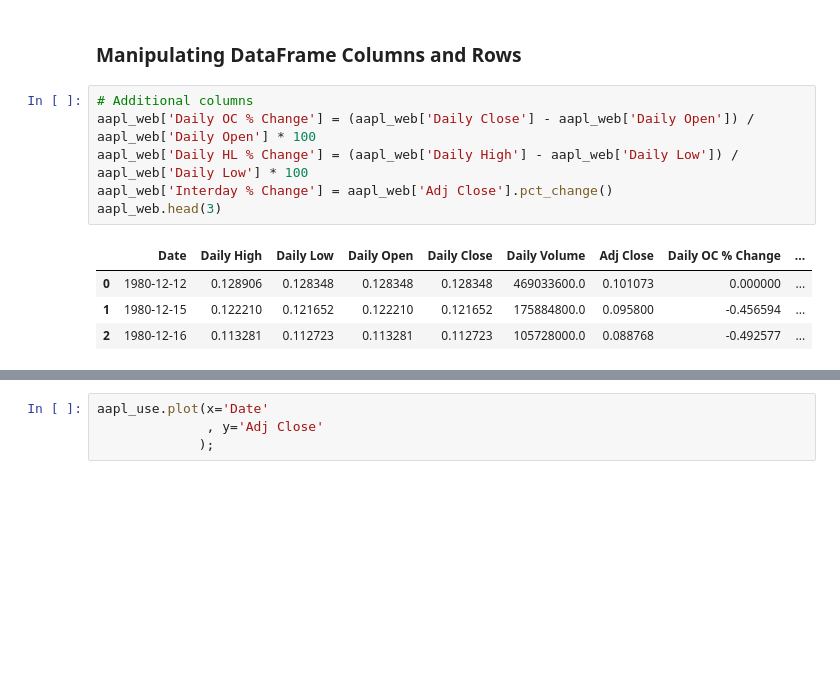
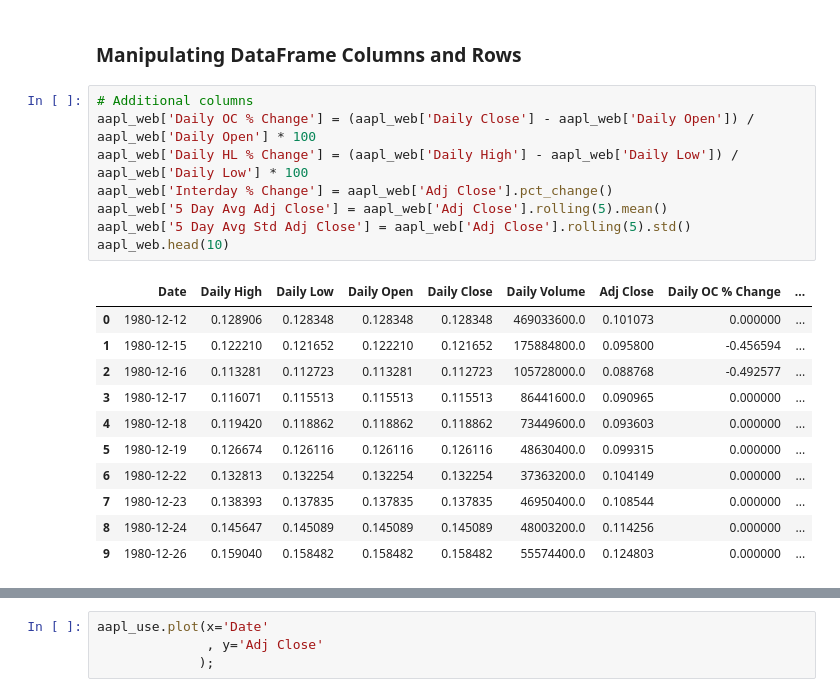
Before and after one commit to yuchild/tech_stocks_with_pandas, a Jupyter notebook: eda.ipynb, the cells around one changed output, grey strips where cells are left out. Saved outputs shown, nothing was run; the diff lists cells and outputs as text; blank space fills up the shorter version.

```diff
--- a/eda.ipynb
+++ b/eda.ipynb
@@ -165,11 +169,20 @@ aapl_web.head(3)
 # %%
 # Additional columns
 aapl_web['Daily OC % Change'] = (aapl_web['Daily Close'] - aapl_web['Daily Open']) / aapl_web['Daily Open'] * 100
 aapl_web['Daily HL % Change'] = (aapl_web['Daily High'] - aapl_web['Daily Low']) / aapl_web['Daily Low'] * 100
 aapl_web['Interday % Change'] = aapl_web['Adj Close'].pct_change()
-aapl_web.head(3)
+aapl_web['5 Day Avg Adj Close'] = aapl_web['Adj Close'].rolling(5).mean()
+aapl_web['5 Day Avg Std Adj Close'] = aapl_web['Adj Close'].rolling(5).std()
+aapl_web.head(10)
 # %% [output]
 |  | Date | Daily High | Daily Low | Daily Open | Daily Close | Daily Volume | Adj Close | Daily OC % Change | ... |
 | 0 | 1980-12-12 | 0.128906 | 0.128348 | 0.128348 | 0.128348 | 469033600.0 | 0.101073 | 0.000000 | ... |
 | 1 | 1980-12-15 | 0.122210 | 0.121652 | 0.122210 | 0.121652 | 175884800.0 | 0.095800 | -0.456594 | ... |
 | 2 | 1980-12-16 | 0.113281 | 0.112723 | 0.113281 | 0.112723 | 105728000.0 | 0.088768 | -0.492577 | ... |
+| 3 | 1980-12-17 | 0.116071 | 0.115513 | 0.115513 | 0.115513 | 86441600.0 | 0.090965 | 0.000000 | ... |
+| 4 | 1980-12-18 | 0.119420 | 0.118862 | 0.118862 | 0.118862 | 73449600.0 | 0.093603 | 0.000000 | ... |
+| 5 | 1980-12-19 | 0.126674 | 0.126116 | 0.126116 | 0.126116 | 48630400.0 | 0.099315 | 0.000000 | ... |
+| 6 | 1980-12-22 | 0.132813 | 0.132254 | 0.132254 | 0.132254 | 37363200.0 | 0.104149 | 0.000000 | ... |
+| 7 | 1980-12-23 | 0.138393 | 0.137835 | 0.137835 | 0.137835 | 46950400.0 | 0.108544 | 0.000000 | ... |
+| 8 | 1980-12-24 | 0.145647 | 0.145089 | 0.145089 | 0.145089 | 48003200.0 | 0.114256 | 0.000000 | ... |
+| 9 | 1980-12-26 | 0.159040 | 0.158482 | 0.158482 | 0.158482 | 55574400.0 | 0.124803 | 0.000000 | ... |
```
Also changed, not shown: parts of 21 cells of this notebook.
